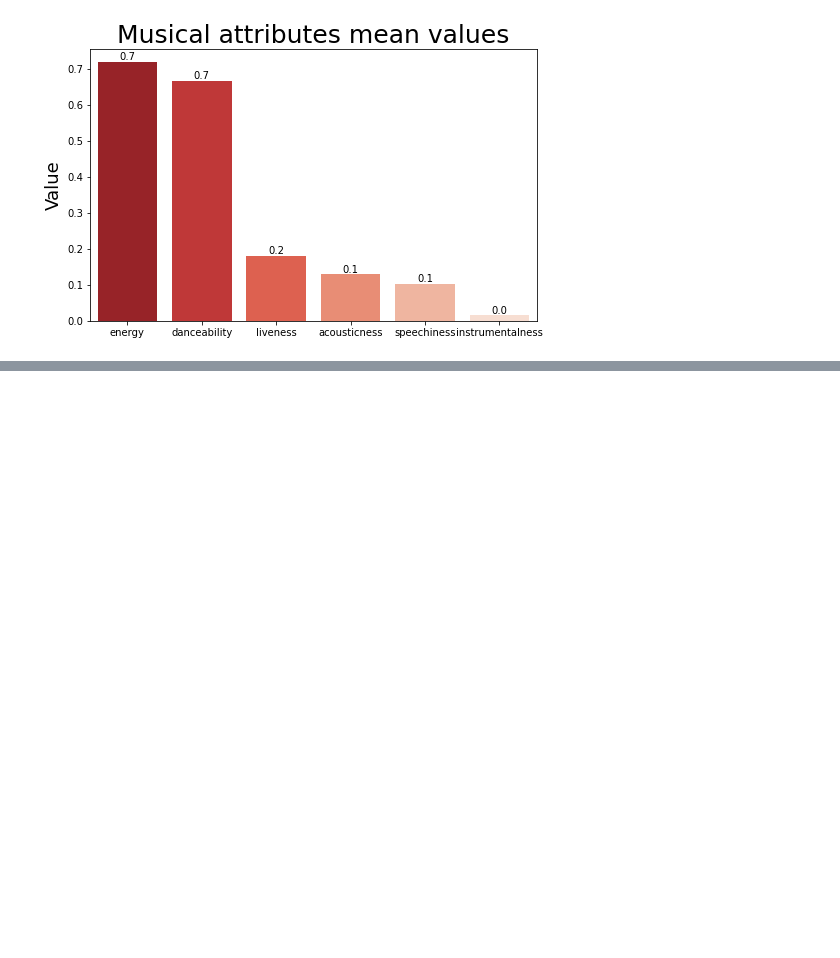
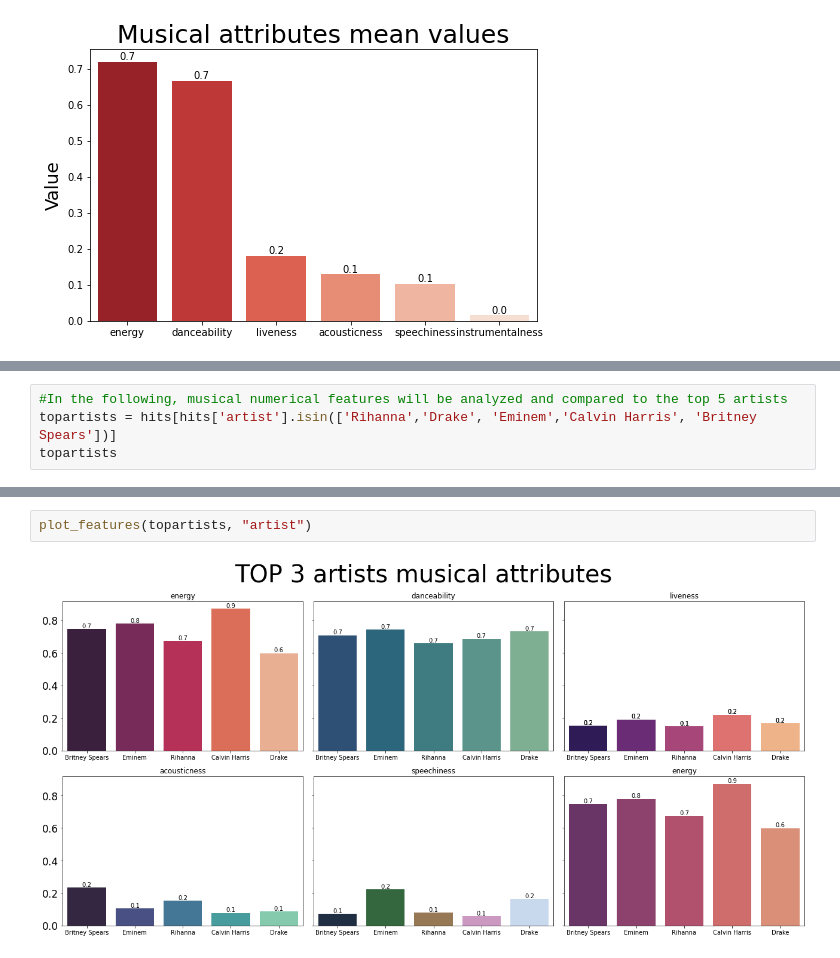
Before and after one commit to FZambujal/DAUCD, a Jupyter notebook: Popular Songs.ipynb, the cells around one changed output, grey strips where cells are left out. Drawn from its saved outputs; the diff is of its cells as text; blank space fills up the shorter version.

```diff
--- a/Popular Songs.ipynb
+++ b/Popular Songs.ipynb
@@ -238,0 +224,4 @@ Name: song, Length: 835, dtype: int64
+# %%
+#In the following, musical numerical features will be analyzed and compared to the top 5 artists
+topartists = hits[hits['artist'].isin(['Rihanna','Drake', 'Eminem','Calvin Harris', 'Britney Spears'])]
+topartists
@@ -238,0 +288,4 @@ Name: song, Length: 835, dtype: int64
+# %%
+plot_features(topartists, "artist")
+# %% [output]
+[figure, added]
```
Also changed, not shown: parts of 6 cells of this notebook, 3 other files.
